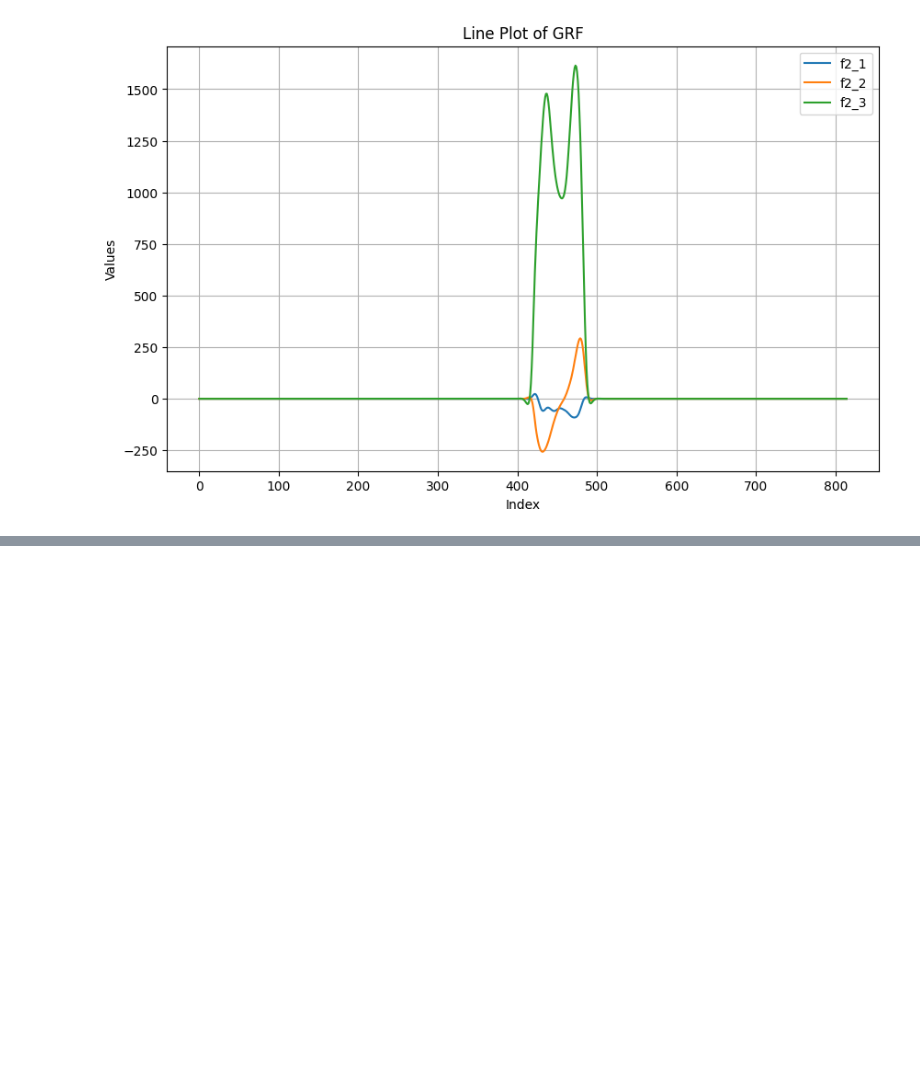
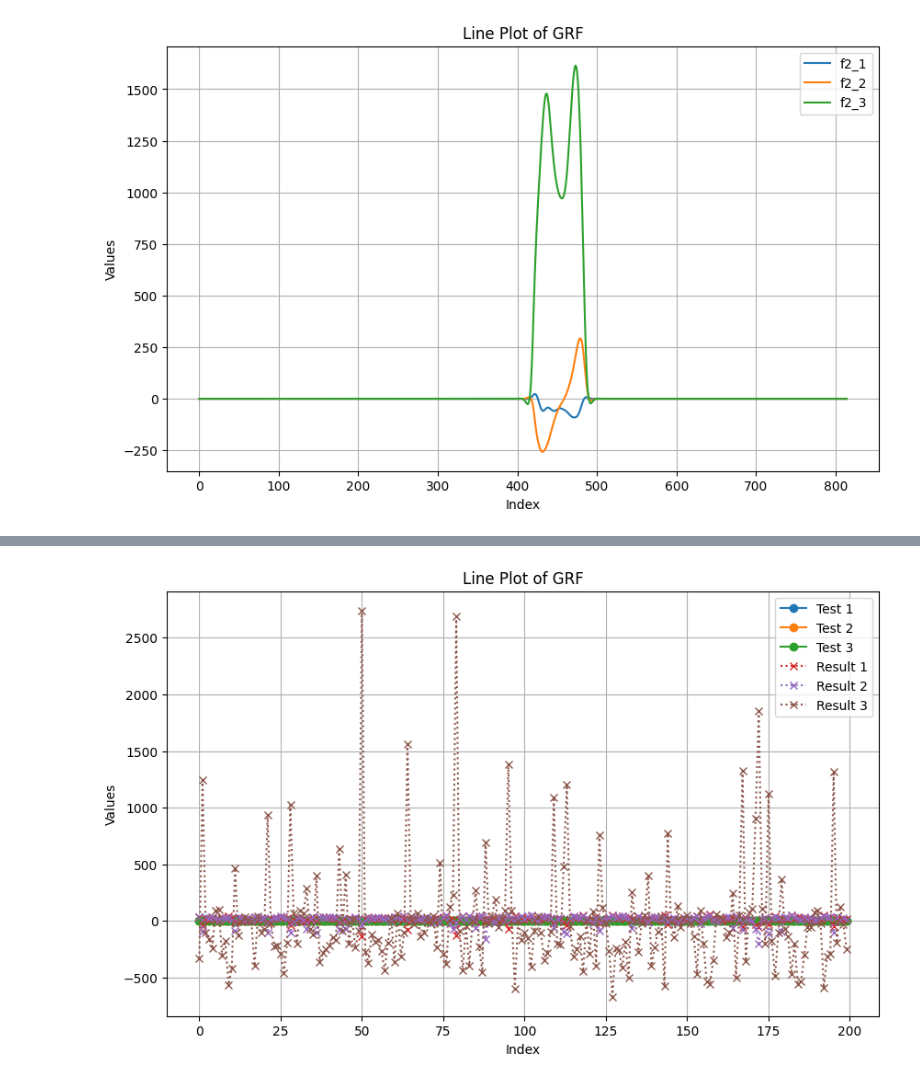
Before and after one commit to gateway240/ai-imu-grf, a Jupyter notebook: alex-ml-v1.ipynb, the cells around one changed output, grey strips where cells are left out. Cells and saved outputs as stored; diff of their text form; code cells hidden in the pictures; blank space fills up the shorter version.

```diff
--- a/alex-ml-v1.ipynb
+++ b/alex-ml-v1.ipynb
@@ -491,0 +535,4 @@ y shape: (815, 3)
+# %%
+model.compile(loss='mean_squared_error', optimizer='adam', metrics=['mae'])
+# %%
+model.fit(X, Y, epochs=100, batch_size=32, validation_split=0.2)
@@ -491,0 +566,11 @@ y shape: (815, 3)
+# %%
+# Example: Generating random test data
+X_test = np.random.rand(200, 49)
+y_test = np.random.rand(200, 3)
+
+# Normalize test data
+X_test = scalerX.transform(X_test)
+
+# Evaluate the model
+loss, mae = model.evaluate(X_test, y_test)
+print(f"Test Loss: {loss}, Test MAE: {mae}")
@@ -491,0 +581,3 @@ y shape: (815, 3)
+# %%
+predictions = model.predict(X_test)
+print(predictions)
@@ -491,0 +602,21 @@ y shape: (815, 3)
+# %%
+# Plotting the DataFrame
+plt.figure(figsize=(10, 6))
+
+for i in range(y_test.shape[1]):  # Loop over the number of columns
+    plt.plot(y_test[:, i], label=f'Test {i+1}', marker='o')  # Use marker for visibility
+
+# Plot each column as a separate line
+for i in range(predictions.shape[1]):  # Loop over the number of columns
+    plt.plot(predictions[:, i], label=f'Result {i+1}', marker='x', linestyle=':')  # Use marker for visibility
+
+# Adding titles and labels
+plt.title('Line Plot of GRF')
+plt.xlabel('Index')
+plt.ylabel('Values')
+plt.legend()
+plt.grid()
+# plt.yscale('log')  # Optional: Use logarithmic scale for better visibility of small values
+plt.show()
+# %% [output]
+[figure, added]
```
Also changed, not shown: parts of 8 cells of this notebook.
